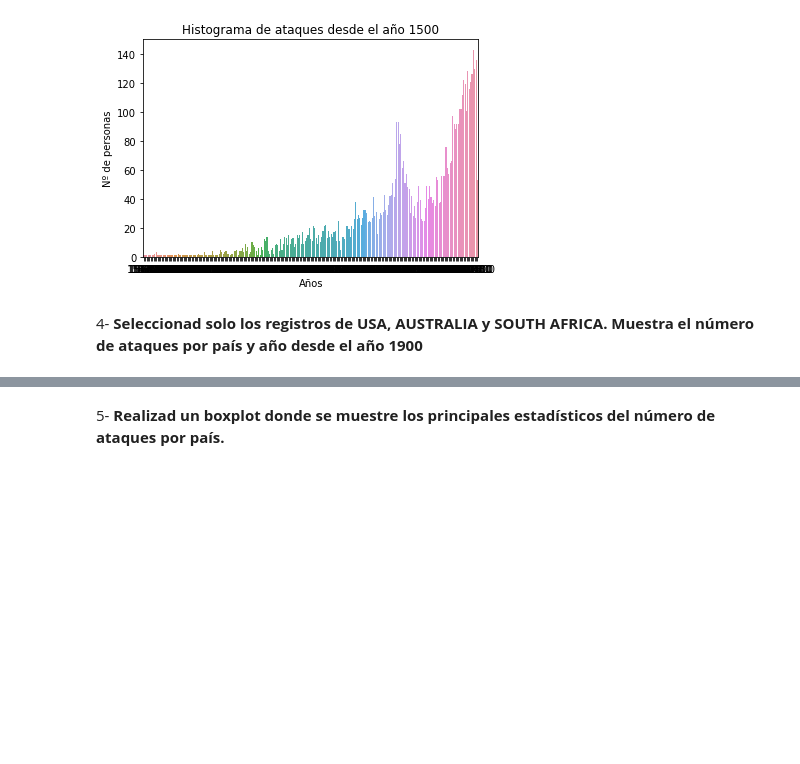
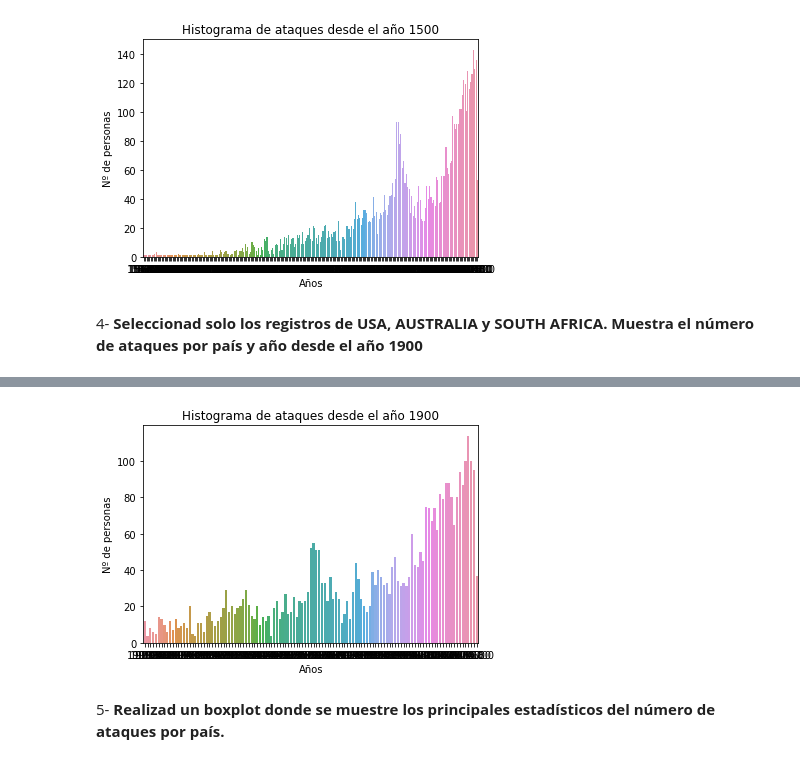
Before and after one commit to Adalab/DA-promo-A-module-2-pairprog-1-pair-4-Lidia-Guadalupe, a Jupyter notebook: Visualización/Pair_7_Visualizaciones_3.ipynb, the cells around one changed output, grey strips where cells are left out. Drawn from its saved outputs; the diff is of its cells as text; code cells hidden in the pictures; blank space fills up the shorter version.

```diff
--- a/Visualización/Pair_7_Visualizaciones_3.ipynb
+++ b/Visualización/Pair_7_Visualizaciones_3.ipynb
@@ -67,2 +64,10 @@ df_uas.head(4)
+# %%
+
+fig = sns.countplot(x='year', data = df_uas)
+fig.set(xlabel='Años', ylabel= 'Nº de personas' )
+fig.set_title('Histograma de ataques desde el año 1900')
+plt.show()
+# %% [output]
+[figure, added]
 # %% [markdown]
 5- **Realizad un boxplot donde se muestre los principales estadísticos del número de ataques por país.**
```
Also changed, not shown: parts of 7 cells of this notebook, 1 other file.
